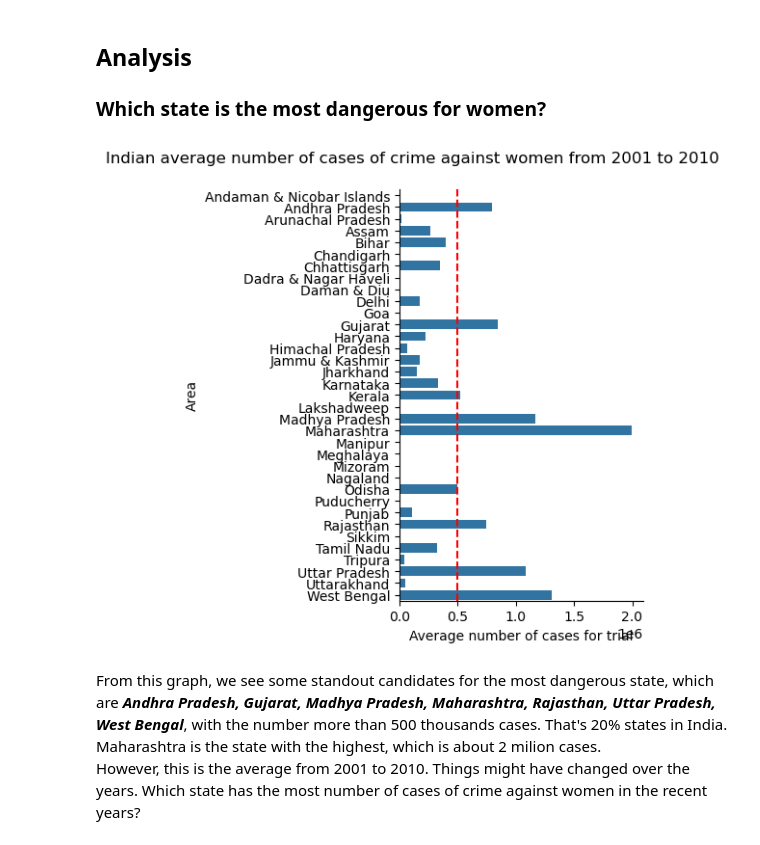
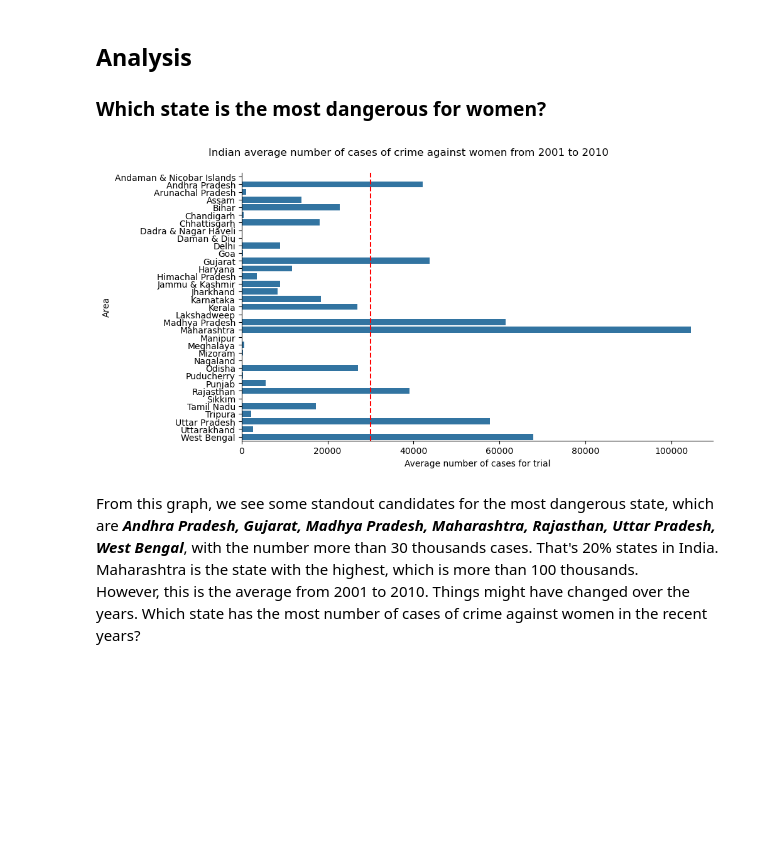
Before and after one commit to Huycuong03/Analysis-crimes-against-women-in-India, a Jupyter notebook: notebook/main.ipynb, the cells around one changed output. Drawn from its saved outputs; the diff is of its cells as text; code cells hidden in the pictures; blank space fills up the shorter version.

Commit message:
fix question 1 & complete Maharashtra

```diff
--- a/notebook/main.ipynb
+++ b/notebook/main.ipynb
@@ -141,19 +141,19 @@ adductions.sample(5)
 # %%
 g = sns.catplot(
     x='Total_Cases_for_Trial', y='Area_Name',
-    data=crimes,
+    data=crimes[crimes['Group_Name'] == 'Total Crime Against Women'],
     kind='bar',
-    estimator='sum',
-    errorbar=None
+    errorbar=None,
+    aspect=2
 )
 g.figure.suptitle('Indian average number of cases of crime against women from 2001 to 2010', y=1.05)
 g.set(xlabel='Average number of cases for trial', ylabel='Area')
 ax = g.axes[0][0]
-ax.axvline(500_000, ls='--', c='r')
+ax.axvline(30_000, ls='--', c='r')
 plt.show()
 # %% [output]
-[figure, old version]
+[figure, new version]
 # %% [markdown]
-From this graph, we see some standout candidates for the most dangerous state, which are **_Andhra Pradesh, Gujarat, Madhya Pradesh, Maharashtra, Rajasthan, Uttar Pradesh, West Bengal_**, with the number more than 500 thousands cases. That's 20% states in India. Maharashtra is the state with the highest, which is about 2 milion cases.
+From this graph, we see some standout candidates for the most dangerous state, which are **_Andhra Pradesh, Gujarat, Madhya Pradesh, Maharashtra, Rajasthan, Uttar Pradesh, West Bengal_**, with the number more than 30 thousands cases. That's 20% states in India. Maharashtra is the state with the highest, which is more than 100 thousands.
 However, this is the average from 2001 to 2010. Things might have changed over the years. Which state has the most number of cases of crime against women in the recent years?
 # %%
```
Also changed, not shown: parts of 11 cells of this notebook.
